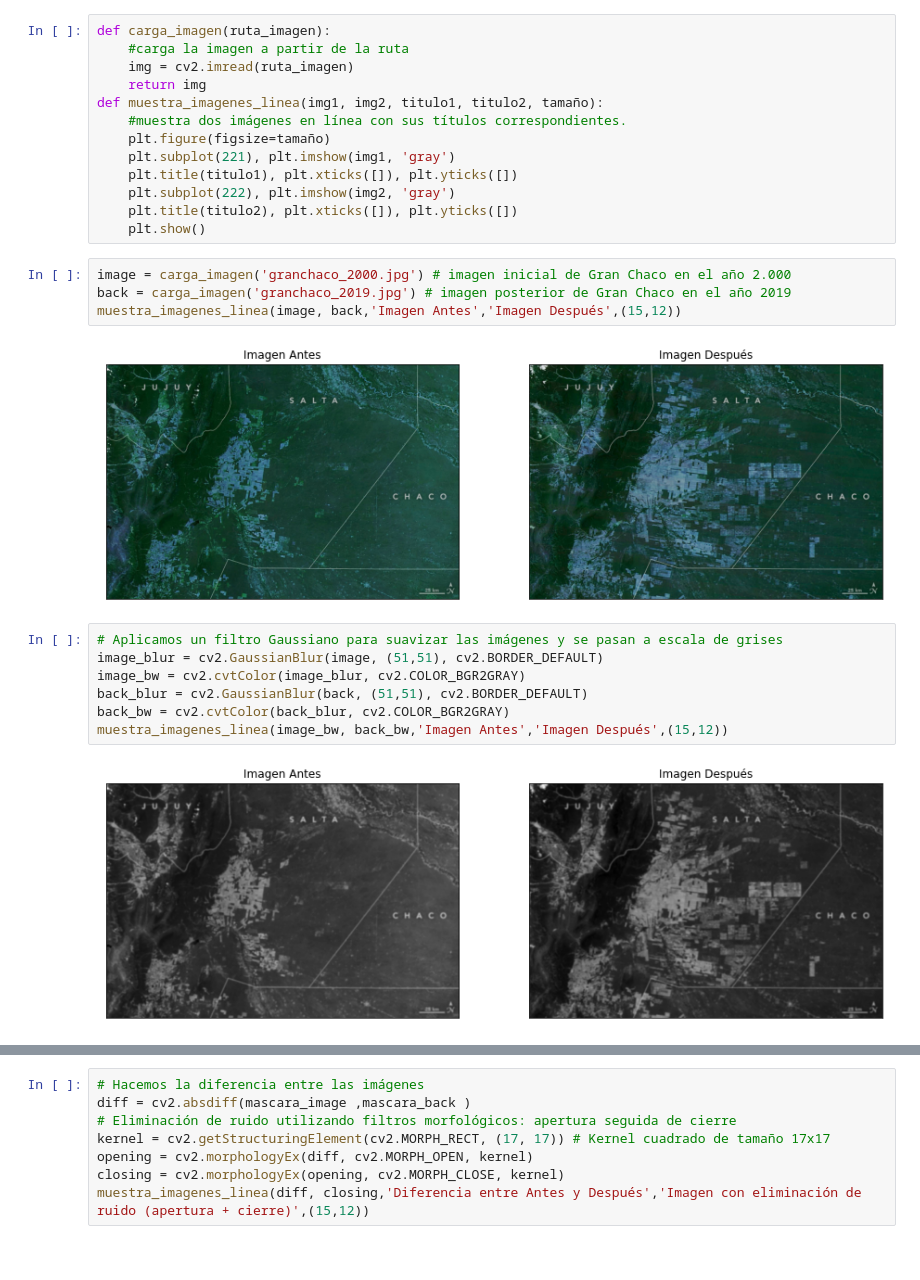
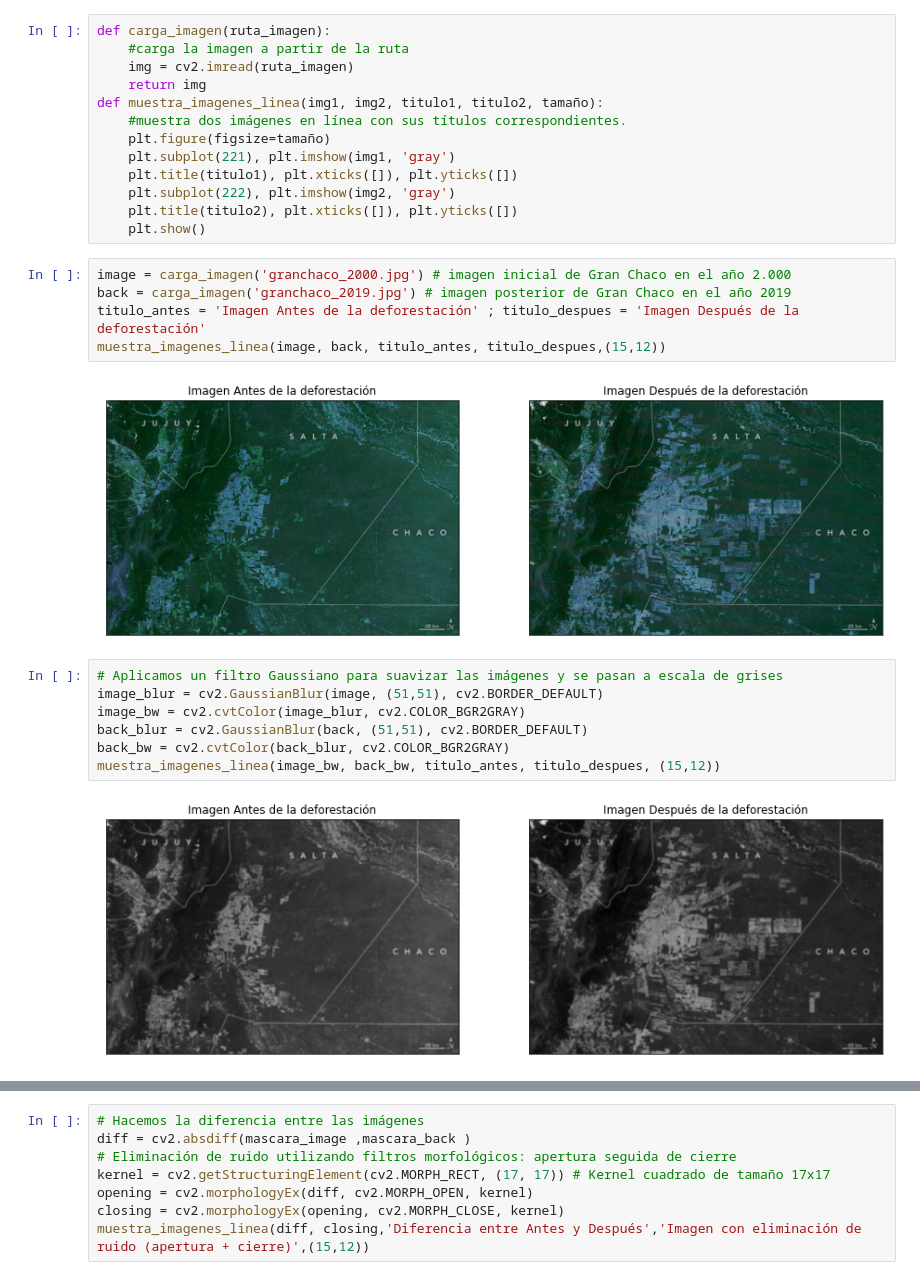
Before and after one commit to sortegamart/Percepcion-Computacional, a Jupyter notebook: mia03_grupal_Grupo_27_equipo2.ipynb, the cells around one changed output, grey strips where cells are left out. Saved outputs shown, nothing was run; the diff lists cells and outputs as text.

```diff
--- a/mia03_grupal_Grupo_27_equipo2.ipynb
+++ b/mia03_grupal_Grupo_27_equipo2.ipynb
@@ -38,18 +38,19 @@ def muestra_imagenes_linea(img1, img2, titulo1, titulo2, tamaño):
 # %%
 image = carga_imagen('granchaco_2000.jpg') # imagen inicial de Gran Chaco en el año 2.000
 back = carga_imagen('granchaco_2019.jpg') # imagen posterior de Gran Chaco en el año 2019
-muestra_imagenes_linea(image, back,'Imagen Antes','Imagen Después',(15,12))
+titulo_antes = 'Imagen Antes de la deforestación' ; titulo_despues = 'Imagen Después de la deforestación'
+muestra_imagenes_linea(image, back, titulo_antes, titulo_despues,(15,12))
 # %% [output]
-[figure, old version]
+[figure, new version]
 # %%
 # Aplicamos un filtro Gaussiano para suavizar las imágenes y se pasan a escala de grises
 image_blur = cv2.GaussianBlur(image, (51,51), cv2.BORDER_DEFAULT)
 image_bw = cv2.cvtColor(image_blur, cv2.COLOR_BGR2GRAY)
 back_blur = cv2.GaussianBlur(back, (51,51), cv2.BORDER_DEFAULT)
 back_bw = cv2.cvtColor(back_blur, cv2.COLOR_BGR2GRAY)
-muestra_imagenes_linea(image_bw, back_bw,'Imagen Antes','Imagen Después',(15,12))
+muestra_imagenes_linea(image_bw, back_bw, titulo_antes, titulo_despues, (15,12))
 # %% [output]
-[figure, old version]
+[figure, new version]
 # %%
 # A través de una máscará identificamos la parte central de las imágenes donde se produce mayor cambio.
 mask = np.zeros(image_bw.shape[:2], np.uint8)
```
Also changed, not shown: parts of 6 cells of this notebook.
